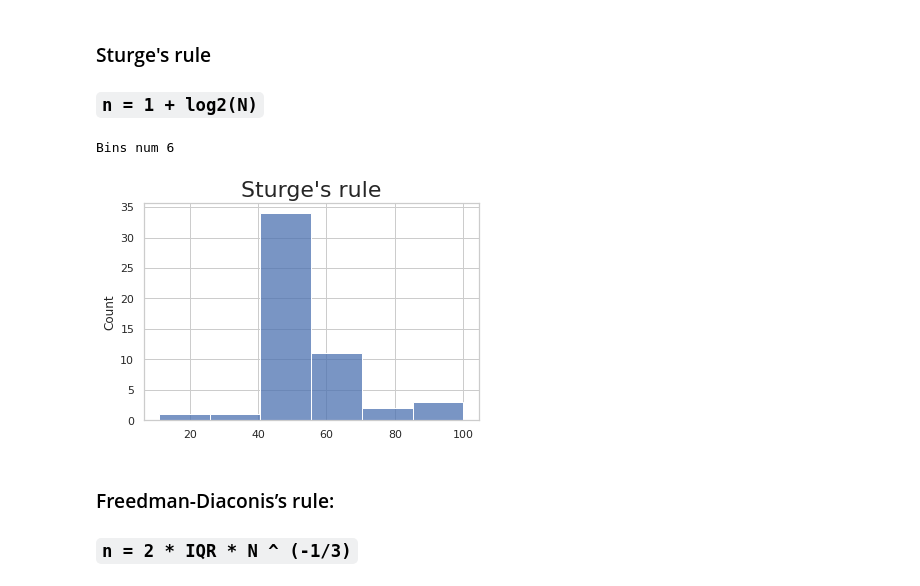
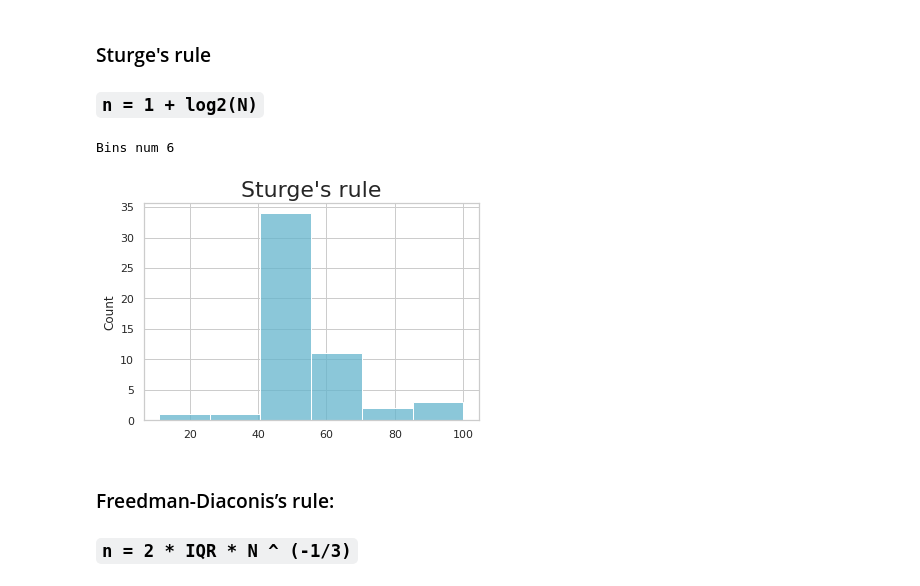
Before and after one commit to DimDimi4-and-fixiki/data_analysis, a Jupyter notebook: Covid_Trends/Confidence_intervals.ipynb, the cells around one changed output. Drawn from its saved outputs; the diff is of its cells as text; code cells hidden in the pictures.

```diff
--- a/Covid_Trends/Confidence_intervals.ipynb
+++ b/Covid_Trends/Confidence_intervals.ipynb
@@ -126,12 +126,12 @@ usual_hist = sns.histplot(y)  # Default histogram
 ### `n = 1 + log2(N)`
 # %%
 bins_num = int(1 + np.log2(rows_num))  # using formula from the rule
-sturge_hist = sns.histplot(y, bins=bins_num)  # Sturge's rule histogram
+sturge_hist = sns.histplot(y, bins=bins_num, color="c")  # Sturge's rule histogram
 sturge_hist.set_title("Sturge's rule", fontsize=22)
 print("Bins num", bins_num)  # Prints num of bins
 # %% [output]
 Bins num 6
-[figure, old version]
+[figure, new version]
 # %% [markdown]
 ### Freedman-Diaconis’s rule:
 ### `n = 2 * IQR * N ^ (-1/3)`
```
Also changed, not shown: 1 other file.
